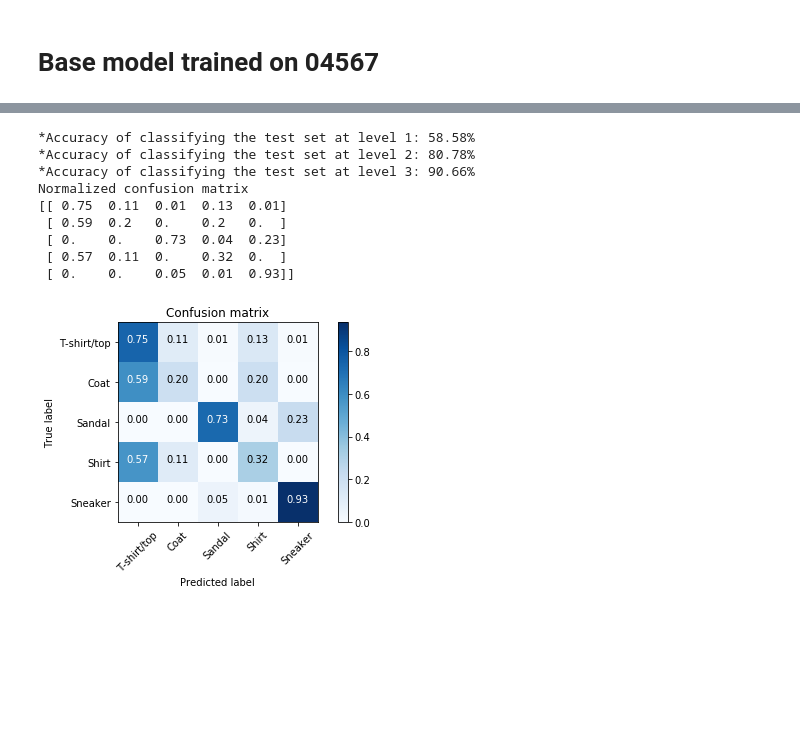
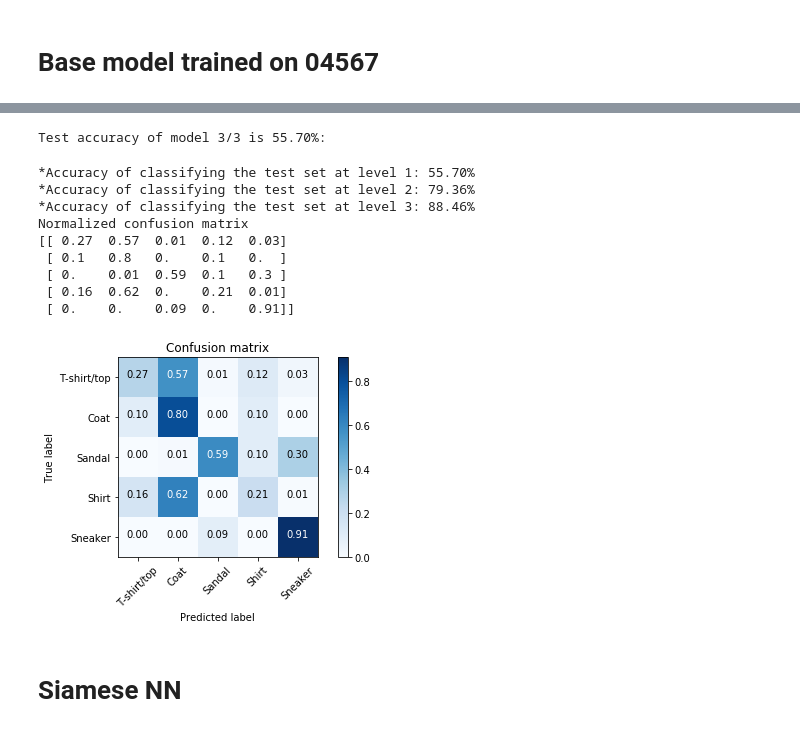
Before and after one commit to Deep-as-hell-team/Fashion-MNIST-, a Jupyter notebook: Run.ipynb, the cells around one changed output, grey strips where cells are left out. Saved outputs shown, nothing was run; the diff lists cells and outputs as text; code cells hidden in the pictures; blank space fills up the shorter version.

```diff
--- a/Run.ipynb
+++ b/Run.ipynb
@@ -104,4 +93,2 @@ Next.
 # %%
 bm_12389 = BaseModel(dh, c_04567 = False)
-bm_12389.define_model_structure()
-bm_12389.train_model(nb_epoch = 5, model_name = 'base_12389.h5')
@@ -118,0 +112,16 @@ Epoch 5/5
+# %%
+# model of about 99% accuracy of max_eval = 2
+best_bm_12389_params =  {'dropout0': 0.614347535183095,
+                  'dropout1': 0.45211595712010083,
+                  'fc_size0': 64,
+                  'filter_size0': 64,
+                  'filter_size1': 64,
+                  'kernel_size0': 5,
+                  'kernel_size1': 3,
+                  'num_layers': {'layers': 'two'},
+                  'activation': 'relu',
+                  'optimizer' : 'adam',
+                  'nb_epochs': 1
+                  }
+bm_12389_best_model = bm_12389.train_model(h_params = best_bm_12389_params, hyper_param_tuning = False)['model']
+bm_12389_best_model.save('bm_12389_best_model')
@@ -135,4 +146,3 @@ Normalized confusion matrix
 # %%
 tl = TransferLearning(dh, c_04567 = True)
-tl.define_model_structure(bm_12389.model)
-tl.train_model(nb_epoch = 5)
+tl.set_base_model(bm_12389_best_model)
@@ -151,14 +164,32 @@ Epoch 5/5
+# %%
+# hyper params with accuracy of 60.49% with max_eval = ??
+best_tl_params =  {'dropout0': 0.5928175094135784,
+                  'fc_size0': 128,
+                  'train_conv0': False,
+                  'train_conv1': True,
+                  'activation': 'relu',
+                  'optimizer' : Adam,
+                  'lr':0.001,
+                  'nb_epochs': 40
+                  }
+
+tl_best_model = tl.train_model(h_params = best_tl_params)['model']
+tl_best_model.save('tl_best_model.h5')
+# %% [output]
+Test accuracy of model 3/3 is 55.70%:
 # %%
-tl.compute_accuracy(max_acc_level = 3)
-tl.plot_confusion_matrix(normalize = True)
+tl.compute_accuracy(tl_best_model, max_acc_level = 3)
+tl.plot_confusion_matrix(tl_best_model, normalize = True)
 # %% [output]
-*Accuracy of classifying the test set at level 1: 58.58%
-*Accuracy of classifying the test set at level 2: 80.78%
-*Accuracy of classifying the test set at level 3: 90.66%
+*Accuracy of classifying the test set at level 1: 55.70%
+*Accuracy of classifying the test set at level 2: 79.36%
+*Accuracy of classifying the test set at level 3: 88.46%
 Normalized confusion matrix
-[[ 0.75  0.11  0.01  0.13  0.01]
- [ 0.59  0.2   0.    0.2   0.  ]
- [ 0.    0.    0.73  0.04  0.23]
- [ 0.57  0.11  0.    0.32  0.  ]
- [ 0.    0.    0.05  0.01  0.93]]
+[[ 0.27  0.57  0.01  0.12  0.03]
+ [ 0.1   0.8   0.    0.1   0.  ]
+ [ 0.    0.01  0.59  0.1   0.3 ]
+ [ 0.16  0.62  0.    0.21  0.01]
+ [ 0.    0.    0.09  0.    0.91]]
-[figure, old version]
+[figure, new version]
+# %% [markdown]
+# Siamese NN
```
Also changed, not shown: parts of 29 cells of this notebook, 6 other files.
